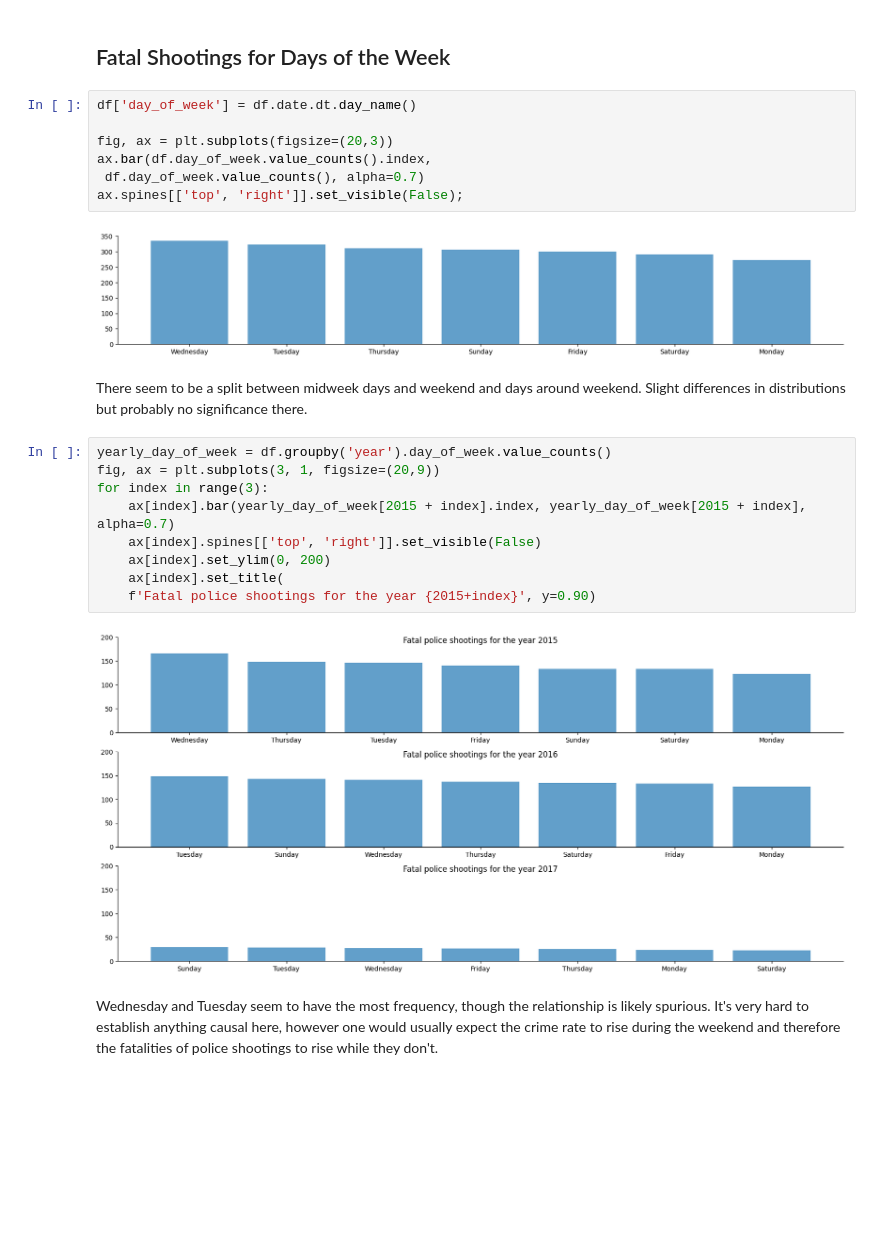
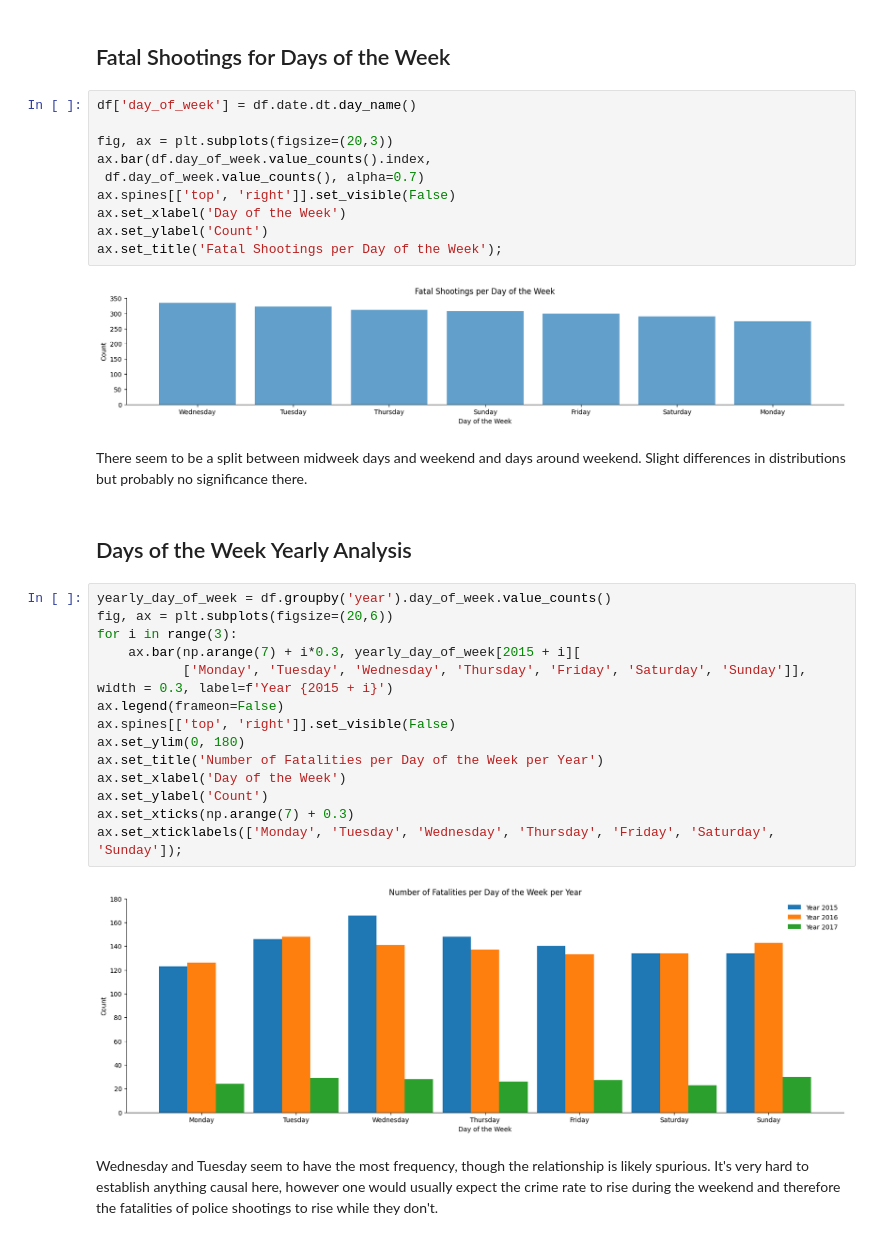
Before and after one commit to Jpooouks/fatal-police-shooting-eda, a Jupyter notebook: fatal_police_shootings_jp.ipynb, the cells around one changed output. Cells and saved outputs as stored; diff of their text form; blank space fills up the shorter version.

```diff
--- a/fatal_police_shootings_jp.ipynb
+++ b/fatal_police_shootings_jp.ipynb
@@ -179,25 +184,35 @@ Data collection stops at February 28 for 2017. The previous two years have a sim
 # %%
 df['day_of_week'] = df.date.dt.day_name()
 
 fig, ax = plt.subplots(figsize=(20,3))
 ax.bar(df.day_of_week.value_counts().index,
  df.day_of_week.value_counts(), alpha=0.7)
-ax.spines[['top', 'right']].set_visible(False);
+ax.spines[['top', 'right']].set_visible(False)
+ax.set_xlabel('Day of the Week')
+ax.set_ylabel('Count')
+ax.set_title('Fatal Shootings per Day of the Week');
 # %% [output]
-[figure, old version]
+[figure, new version]
 # %% [markdown]
 There seem to be a split between midweek days and weekend and days around weekend. Slight differences in distributions but probably no significance there.
+# %% [markdown]
+## Days of the Week Yearly Analysis
 # %%
 yearly_day_of_week = df.groupby('year').day_of_week.value_counts()
-fig, ax = plt.subplots(3, 1, figsize=(20,9))
-for index in range(3):
-    ax[index].bar(yearly_day_of_week[2015 + index].index, yearly_day_of_week[2015 + index], alpha=0.7)
-    ax[index].spines[['top', 'right']].set_visible(False)
-    ax[index].set_ylim(0, 200)
-    ax[index].set_title(
-    f'Fatal police shootings for the year {2015+index}', y=0.90)
+fig, ax = plt.subplots(figsize=(20,6))
+for i in range(3):
+    ax.bar(np.arange(7) + i*0.3, yearly_day_of_week[2015 + i][
+           ['Monday', 'Tuesday', 'Wednesday', 'Thursday', 'Friday', 'Saturday', 'Sunday']], width = 0.3, label=f'Year {2015 + i}')
+ax.legend(frameon=False)
+ax.spines[['top', 'right']].set_visible(False)
+ax.set_ylim(0, 180)
+ax.set_title('Number of Fatalities per Day of the Week per Year')
+ax.set_xlabel('Day of the Week')
+ax.set_ylabel('Count')
+ax.set_xticks(np.arange(7) + 0.3)
+ax.set_xticklabels(['Monday', 'Tuesday', 'Wednesday', 'Thursday', 'Friday', 'Saturday', 'Sunday']);
 # %% [output]
-[figure, old version]
+[figure, new version]
 # %% [markdown]
 Wednesday and Tuesday seem to have the most frequency, though the relationship is likely spurious. It's very hard to establish anything causal here, however one would usually expect the crime rate to rise during the weekend and therefore the fatalities of police shootings to rise while they don't.
 # %% [markdown]
```
Also changed, not shown: parts of 20 cells of this notebook.
